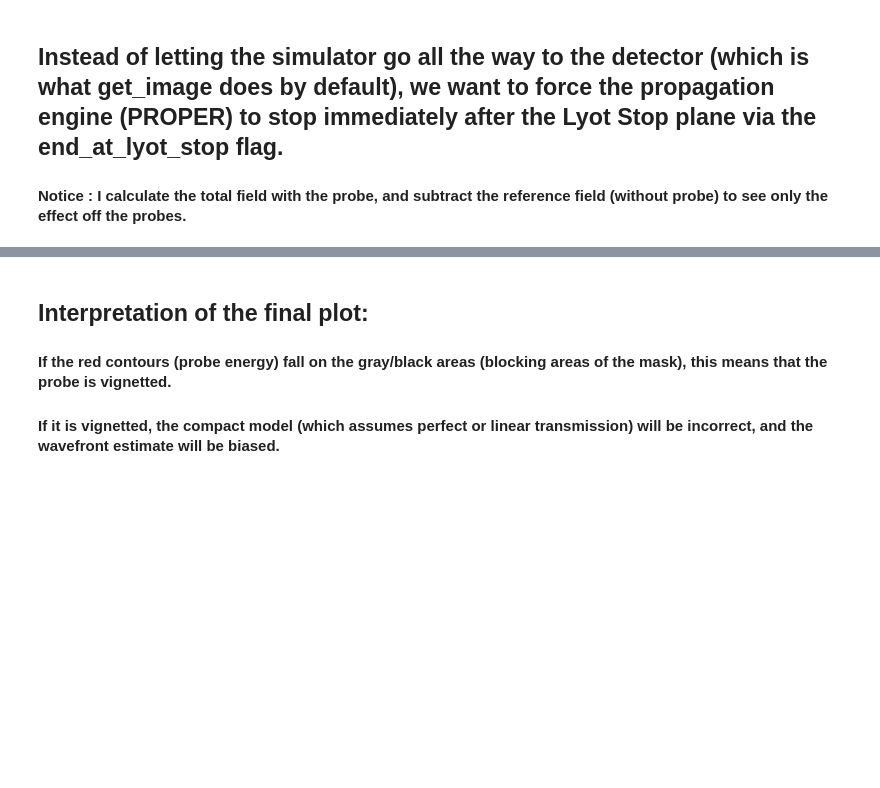
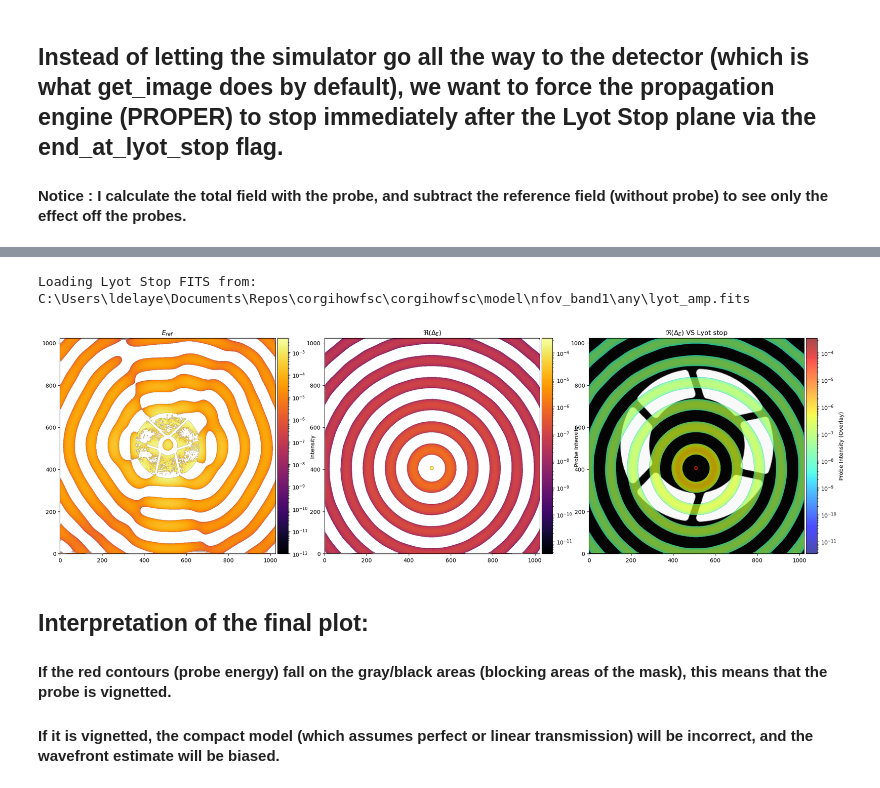
Before and after one commit to roman-corgi/corgihowfsc, a Jupyter notebook: sandbox/ldel/probes_to_lyot_test.ipynb, the cells around one changed output, grey strips where cells are left out. Drawn from its saved outputs; the diff is of its cells as text; code cells hidden in the pictures; blank space fills up the shorter version.

```diff
--- a/sandbox/ldel/probes_to_lyot_test.ipynb
+++ b/sandbox/ldel/probes_to_lyot_test.ipynb
@@ -21,7 +147,7 @@ if not os.path.exists('roman_preflight.py'):
     roman_preflight_proper.copy_here()
 # %%
 # Configs of paths
-# CHANGE THE ROOT FOR YOUR LAPTOP :)
+# CHANGE THE ROOT FOR YOUR LAPTOP it's mine here :)
 repo_root = "C:/Users/ldelaye/Documents/Repos/corgihowfsc"
 model_root = os.path.join(repo_root, "corgihowfsc", "model")
 nfov_dir = os.path.join(model_root, "nfov_band1", "nfov_band1_360deg")
@@ -33,7 +159,7 @@ hconf_file = os.path.join(model_root, "nfov_band1", "hconf_nfov_flat.yaml")
 cstrat_file = os.path.join(nfov_dir, "cstrat_nfov_band1.yaml")
 
 # Probe file to analyze
-probe_filename = 'nfov_dm_dmrel_4_1.0e-05_cos.fits'
+probe_filename = 'narrowfov_dmrel_1.0e-05_act0.fits'
 probe_file = os.path.join(probes_dir, probe_filename)
 # %% [markdown]
 ## Load the entire optical prescription for the Roman telescope (pupil, mirrors, DMs, FPM) with the FULL MODEL
@@ -175,3 +229,70 @@ Note: Resizing Lyot mask for display ((340, 340) -> (153, 153))
+# %%
+from mpl_toolkits.axes_grid1 import make_axes_locatable
+# Load Data
+with open(yaml_file, 'r') as f:
+    raw_cfg = yaml.safe_load(f)
+
+lyot_rel_path = raw_cfg['sls'][0]['lyot']['afn']
+lyot_path = os.path.normpath(os.path.join(nfov_dir, lyot_rel_path))
+print(f"Loading Lyot Stop FITS from: {lyot_path}")
+lyot_mask_fits = fits.getdata(lyot_path)
+
+# Helper for colorbars
+def add_colorbar(ax, im, label):
+    divider = make_axes_locatable(ax)
+    cax = divider.append_axes("right", size="5%", pad=0.05)
+    cbar = plt.colorbar(im, cax=cax)
+    cbar.set_label(label)
+    return cbar
+
+fig, axes = plt.subplots(1, 3, figsize=(20, 6), constrained_layout=True)
+
+# Define vmin/vmax to prevent LogNorm(0) errors
+data_ref = np.real(E_ref)
+vmin_ref = max(1e-12, data_ref.max() * 1e-10)
+vmax_ref = data_ref.max()
+
+data_probe = np.real(Delta_E)
+vmin_probe = max(1e-13, data_probe.max() * 1e-8)
+vmax_probe = data_probe.max()
+
+# --- Plot 1: Starlight ---
+axes[0].set_title("$E_{ref}$")
+im1 = axes[0].imshow(data_ref, origin='lower', cmap='inferno',
+                     norm=LogNorm(vmin=vmin_ref, vmax=vmax_ref))
+add_colorbar(axes[0], im1, "Intensity")
+
+# --- Plot 2: Probe Energy ---
+axes[1].set_title(r"$\Re(\Delta_E)$")
+im2 = axes[1].imshow(data_probe, origin='lower', cmap='inferno',
+                     norm=LogNorm(vmin=vmin_probe, vmax=vmax_probe))
+add_colorbar(axes[1], im2, "Probe Intensity")
+
+# --- Plot 3: Lyot Stop ---
+axes[2].set_title(r"$\Re(\Delta_E)$ VS Lyot stop")
+
+
+if lyot_mask_fits.shape != data_probe.shape:
+    zoom_factor = data_probe.shape[0] / lyot_mask_fits.shape[0]
+    lyot_mask_resized = zoom(lyot_mask_fits, zoom_factor, order=0)
+else:
+    lyot_mask_resized = lyot_mask_fits
+
+axes[2].imshow(lyot_mask_resized, origin='lower', cmap='gray', alpha=1.0)
+
+if vmax_probe > 0:
+    probe_masked = np.ma.masked_where(data_probe < vmin_probe, data_probe)
+
+    # Heatmap with transparency
+    im3 = axes[2].imshow(probe_masked, origin='lower', cmap='jet',
+                         norm=LogNorm(vmin=vmin_probe, vmax=vmax_probe), alpha=0.7)
+
+    # Add Colorbar for the probe intensity
+    add_colorbar(axes[2], im3, "Probe Intensity (Overlay)")
+    plt.savefig("test_lyot")
+# %% [output]
+Loading Lyot Stop FITS from: C:\Users\ldelaye\Documents\Repos\corgihowfsc\corgihowfsc\model\nfov_band1\any\lyot_amp.fits
+[figure, added]
 # %% [markdown]
 ## Interpretation of the final plot:
 
```
Also changed, not shown: parts of 10 cells of this notebook.
